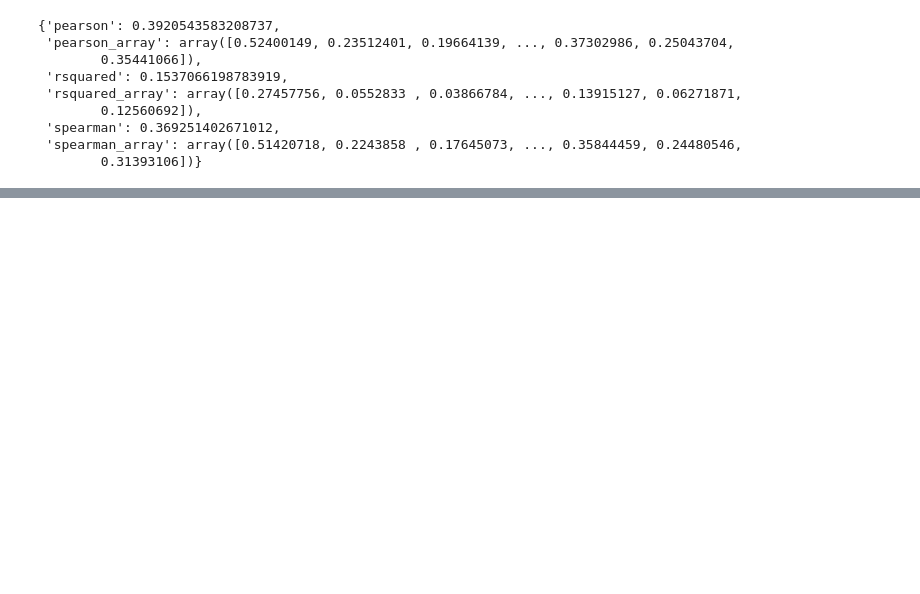
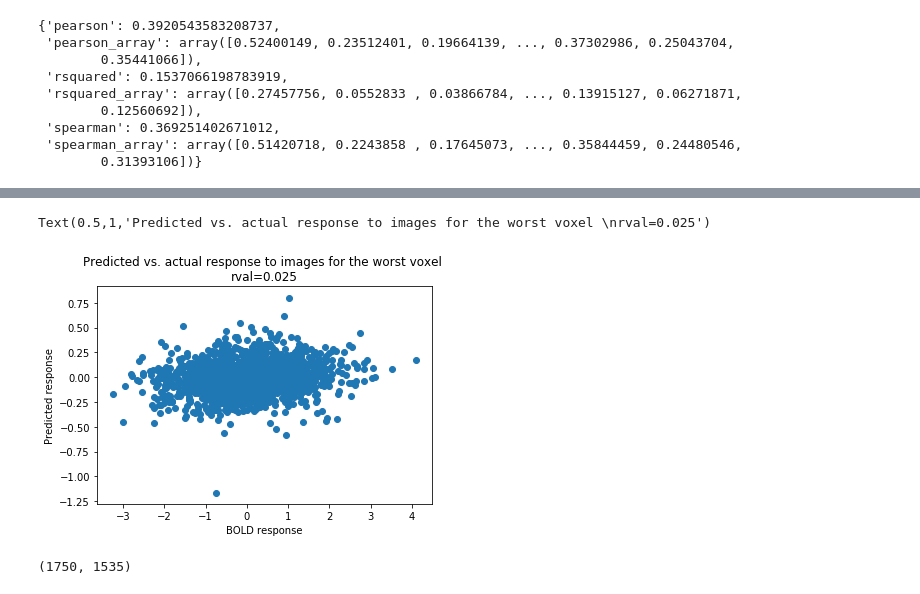
Before and after one commit to dawnfinzi/CS431, a Jupyter notebook: fit_V4.ipynb, the cells around one changed output, grey strips where cells are left out. Saved outputs shown, nothing was run; the diff lists cells and outputs as text; code cells hidden in the pictures; blank space fills up the shorter version.

```diff
--- a/fit_V4.ipynb
+++ b/fit_V4.ipynb
@@ -160,0 +190,12 @@ train_results
+# %%
+plt.scatter(S1_V4_train[:,worst_vox],S1_pred_train_vox[:,worst_vox])
+plt.xlabel('BOLD response')
+plt.ylabel('Predicted response')
+plt.title('Predicted vs. actual response to images for the worst voxel \nrval=%.3f'% train_results['rsquared_array'][worst_vox])
+# %% [output]
+Text(0.5,1,'Predicted vs. actual response to images for the worst voxel \nrval=0.025')
+[figure, added]
+# %%
+S1_pred_train_vox.shape
+# %% [output]
+(1750, 1535)
```
Also changed, not shown: parts of 17 cells of this notebook.
